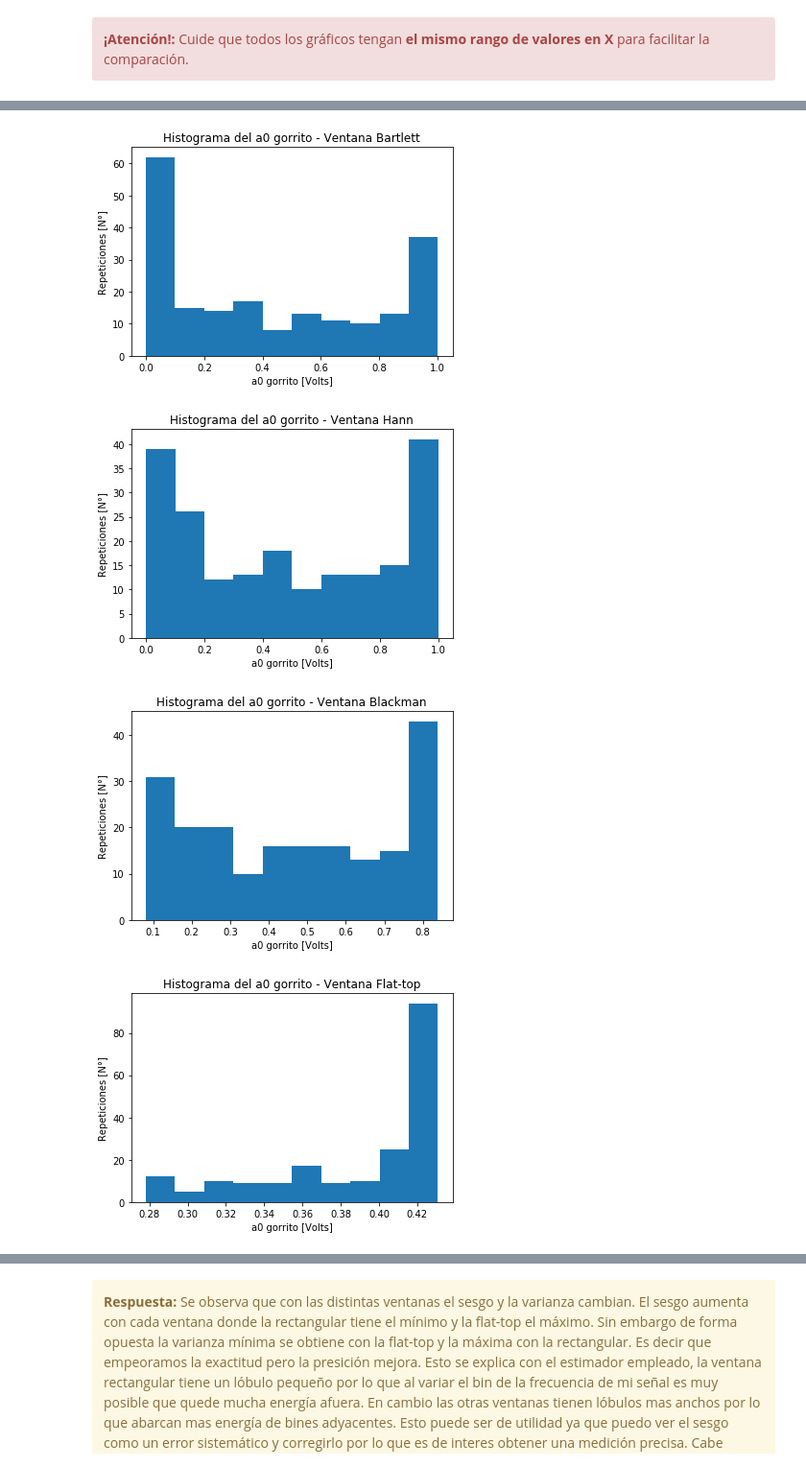
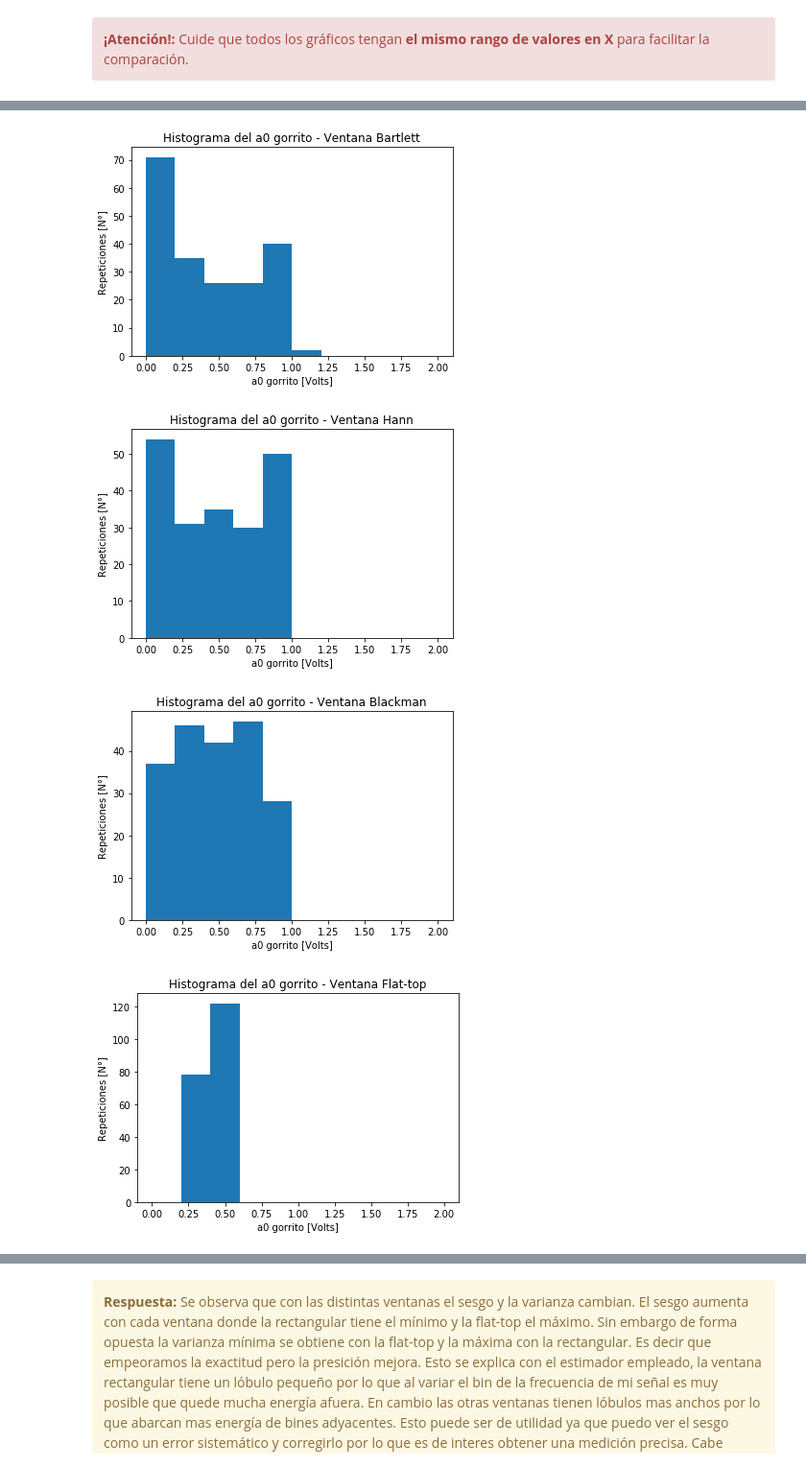
Before and after one commit to Sidorczuk/DSP, a Jupyter notebook: TP2-Ventanas-Sidorczuk-Nicolas.ipynb, the cells around one changed output, grey strips where cells are left out. Shown at 96% size. Saved outputs shown, nothing was run; the diff lists cells and outputs as text; code cells hidden in the pictures.

```diff
--- a/TP2-Ventanas-Sidorczuk-Nicolas.ipynb
+++ b/TP2-Ventanas-Sidorczuk-Nicolas.ipynb
@@ -81,9 +81,10 @@ def FlatTopW(N):
 N  = 1000 # muestras
 fs = 1000 # Hz
 ts = 1/fs
-Nz = N
+Nz = 10*N
 x = np.linspace(0,(N-1)*ts,N)
 Z = np.zeros([Nz,1])
+fFac = 1 / (fs/2)
 
 #### Rectangular ####
 w = RecW(N)
@@ -96,20 +97,22 @@ R = int(N+Nz)
 for i in range(R):
     if E[0][i] == 0:
         E[0][i] = 1e-12
-PrintModule(f,E,0,200,15,5,'Ventana Rectangular','plot',scale="log")
+PrintModule(f*fFac,E,0,200,15,5,'Ventana Rectangular','plot',scale="log")
+plt.xlabel('Frecuencia normalizada')
 
 #### Bartlett ####
 w = BartlettW(N)
 PrintArb(x,w,'Tiempo [s]','Amplitud','Ventana de Bartlett')
 w = np.array(w)
 w = w.reshape(N,1)
-#w = np.vstack((w,Z))
-E,f = Analizador_de_Espectro(w,N,ts)
+w = np.vstack((w,Z))
+E,f = Analizador_de_Espectro(w,N+Nz,ts)
 #R = int(N+Nz)
 for i in range(N):
     if E[0][i] == 0:
         E[0][i] = 1e-12
-PrintModule(f,E,0,200,15,5,'Ventana de Bartlett','plot',scale="log")
+PrintModule(f*fFac,E,0,200,15,5,'Ventana de Bartlett','plot',scale="log")
+plt.xlabel('Frecuencia normalizada')
 
 #### Hann ####
 w = HannW(N)
@@ -122,7 +125,8 @@ R = int(N+Nz)
 for i in range(R):
     if E[0][i] == 0:
         E[0][i] = 1e-12
-PrintModule(f,E,0,200,15,5,'Ventana de Hann','plot',scale="log")
+PrintModule(f*fFac,E,0,200,15,5,'Ventana de Hann','plot',scale="log")
+plt.xlabel('Frecuencia normalizada')
 
 #### Blackman ####
 w = BlackmanW(N)
@@ -135,7 +139,8 @@ R = int(N+Nz)
 for i in range(R):
     if E[0][i] == 0:
         E[0][i] = 1e-12
-PrintModule(f,E,0,200,15,5,'Ventana de Blackman','plot',scale="log")
+PrintModule(f*fFac,E,0,200,15,5,'Ventana de Blackman','plot',scale="log")
+plt.xlabel('Frecuencia normalizada')
 
 #### FlatTop ####
 w = FlatTopW(N)
@@ -148,5 +153,6 @@ R = int(N+Nz)
 for i in range(R):
     if E[0][i] == 0:
         E[0][i] = 1e-12
-PrintModule(f,E,0,200,15,5,'Ventana de FlatTop','plot',scale="log")
+PrintModule(f*fFac,E,0,200,15,5,'Ventana de FlatTop','plot',scale="log")
+plt.xlabel('Frecuencia normalizada')
 # %% [output]
@@ -282,7 +289,9 @@ E,f = Analizador_de_Espectro(S_2,N,Ts)
 PrintModule(f,E,0,N/2,15,5,"Señal Bitonal - con $a_{2min}$",'plot','log')
 #####################################################
 n = 16 # 16bits
-Sq = quant(S,n)
+r = np.random.uniform(-0.0001,0.0001,(N,1)) #r = ruido
+SR = S + r #SR = señal + ruido
+Sq = quant(SR,n)
 Sq /= ((2**(n-1))-1)*0.9
 PrintArb(t,Sq,'tiempo','volts','bitonal cuantificada')
 axes = plt.gca()
@@ -767,9 +776,9 @@ Grafique los histogramas para  $\lvert X^i_w(\Omega_0) \rvert$.
 <b>¡Atención!:</b> Cuide que todos los gráficos tengan <b>el mismo rango de valores en X</b> para facilitar la comparación.
 </div>
 # %%
-def pltHist(V,n,x,y,title):
+def pltHist(V,n,x,y,title,R=None):
     plt.figure()
-    plt.hist(V,n)
+    plt.hist(V,n,range=R)
     plt.title(title)
     plt.xlabel(x)
     plt.ylabel(y)
@@ -788,6 +797,7 @@ Om0 = (np.pi)/2 # pi/2
 Om1 = Om0 + (fr * 2 * np.pi)/N
 FF= (fs/4) / ((np.pi)/2)
 ind = int(Om0*FF)
+Rg = (0,2)
 
 ####### Rectangular ########
 x = []
@@ -808,7 +818,7 @@ for i in range(0,rep):
     a0g.append(a[ind]/(N/2))
 a0g = np.array(a0g)
 
-pltHist(a0g,10,'a0 gorrito [Volts]','Repeticiones [N°]','Histograma del a0 gorrito - Ventana Rectangular')
+pltHist(a0g,10,'a0 gorrito [Volts]','Repeticiones [N°]','Histograma del a0 gorrito - Ventana Rectangular',R=Rg)
 
 mu = float( Mean(a0g,rep) )
 sa[0] = mu - a0
@@ -834,7 +844,7 @@ for i in range(0,rep):
     a0g.append(a[ind]/(N/2))
 a0g = np.array(a0g)
 
-pltHist(a0g,10,'a0 gorrito [Volts]','Repeticiones [N°]','Histograma del a0 gorrito - Ventana Bartlett')
+pltHist(a0g,10,'a0 gorrito [Volts]','Repeticiones [N°]','Histograma del a0 gorrito - Ventana Bartlett',R=Rg)
 
 mu = float( Mean(a0g,rep) )
 sa[1] = mu - a0
@@ -860,7 +870,7 @@ for i in range(0,rep):
     a0g.append(a[ind]/(N/2))
 a0g = np.array(a0g)
 
-pltHist(a0g,10,'a0 gorrito [Volts]','Repeticiones [N°]','Histograma del a0 gorrito - Ventana Hann')
+pltHist(a0g,10,'a0 gorrito [Volts]','Repeticiones [N°]','Histograma del a0 gorrito - Ventana Hann',R=Rg)
 
 mu = float( Mean(a0g,rep) )
 sa[2] = mu - a0
@@ -886,7 +896,7 @@ for i in range(0,rep):
     a0g.append(a[ind]/(N/2))
 a0g = np.array(a0g)
 
-pltHist(a0g,10,'a0 gorrito [Volts]','Repeticiones [N°]','Histograma del a0 gorrito - Ventana Blackman')
+pltHist(a0g,10,'a0 gorrito [Volts]','Repeticiones [N°]','Histograma del a0 gorrito - Ventana Blackman',R=Rg)
 
 mu = float( Mean(a0g,rep) )
 sa[3] = mu - a0
@@ -912,12 +922,9 @@ for i in range(0,rep):
     a0g.append(a[ind]/(N/2))
 a0g = np.array(a0g)
 
-pltHist(a0g,10,'a0 gorrito [Volts]','Repeticiones [N°]','Histograma del a0 gorrito - Ventana Flat-top')
+pltHist(a0g,10,'a0 gorrito [Volts]','Repeticiones [N°]','Histograma del a0 gorrito - Ventana Flat-top',R=Rg)
 
 mu = float( Mean(a0g,rep) )
-print(mu)
-print(a0)
 sa[4] = mu - a0
 va[4] = float( Var_est(a0g,mu,rep ) )
-print(sa[4])
 # %% [output]
@@ -928,7 +932,7 @@ print(sa[4])
-[figure, old version]
+[figure, new version]
-[figure, old version]
+[figure, new version]
-[figure, old version]
+[figure, new version]
-[figure, old version]
+[figure, new version]
 # %%
 
 #######################################
```
Also changed, not shown: parts of 8 cells of this notebook.
